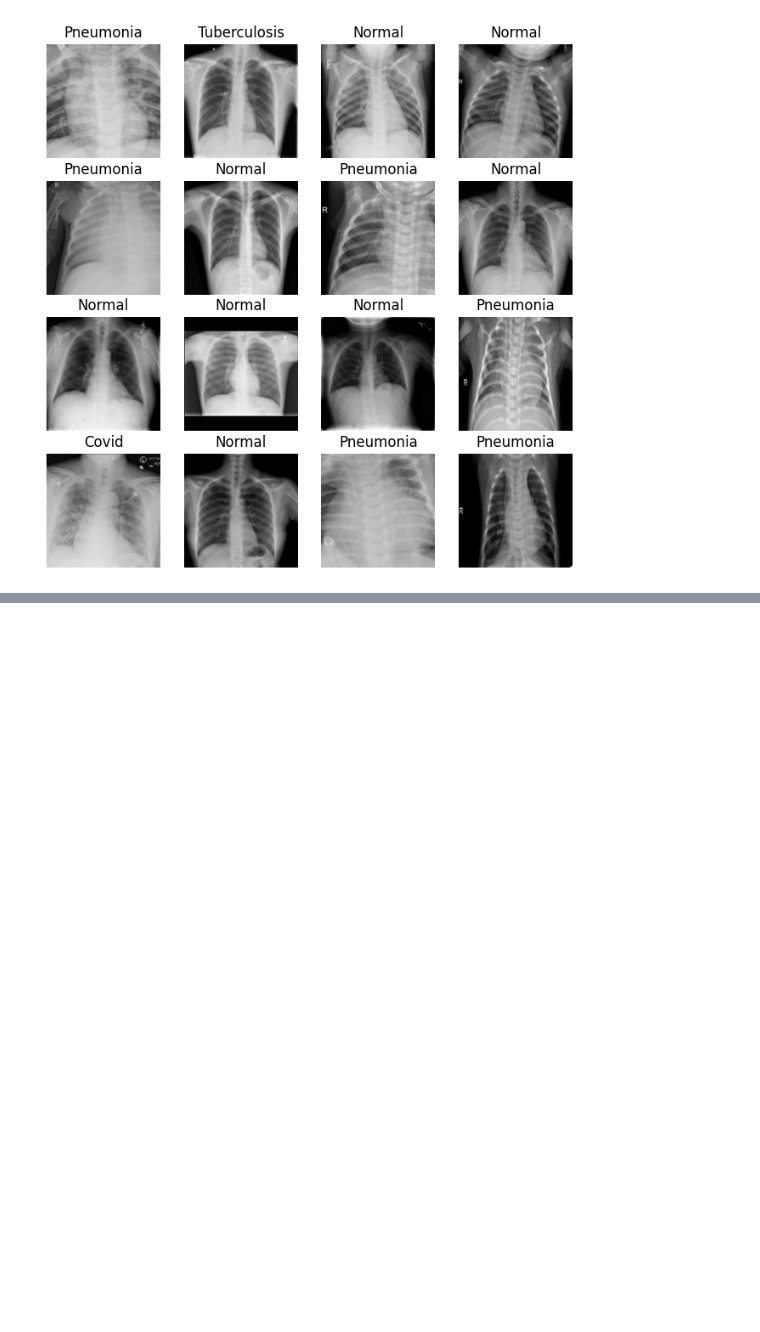
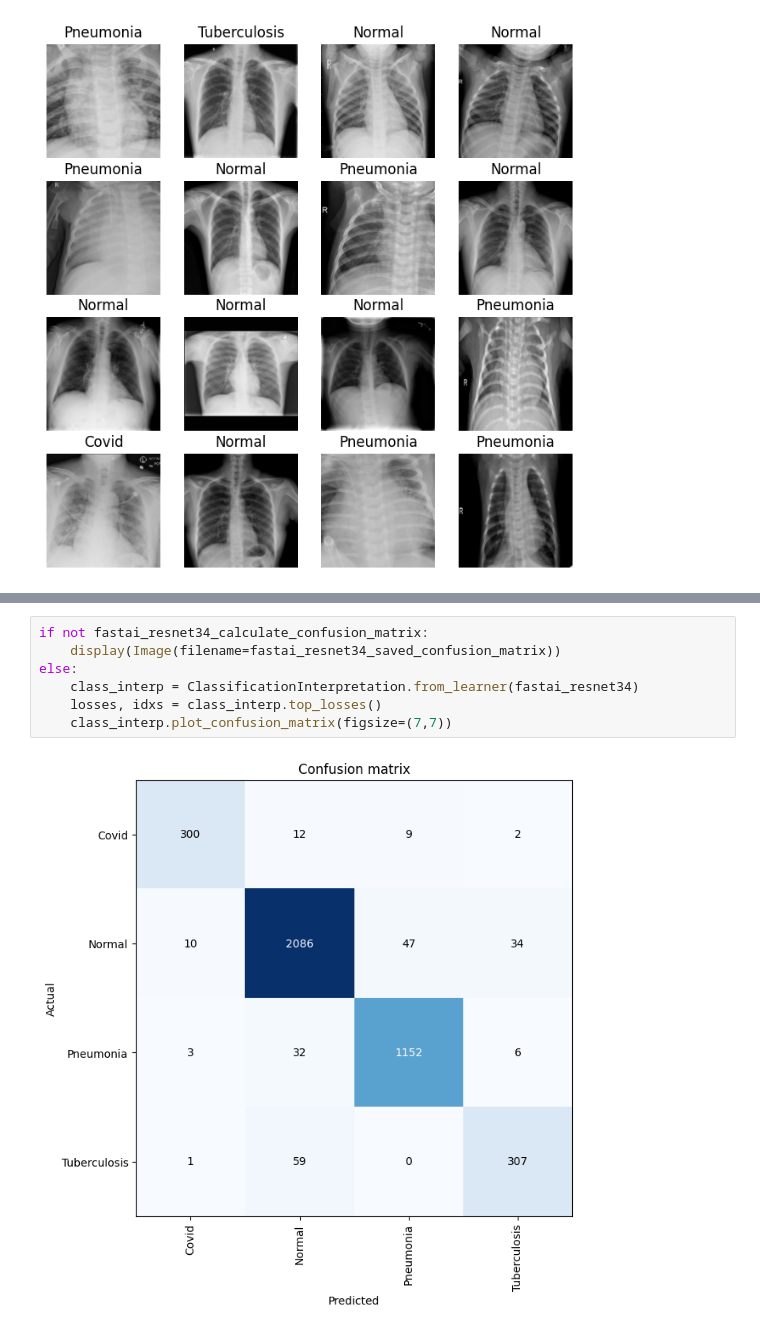
Before and after one commit to drorchen/data-science-project, a Jupyter notebook: Project Notebook.ipynb, the cells around one changed output, grey strips where cells are left out. Saved outputs shown, nothing was run; the diff lists cells and outputs as text; blank space fills up the shorter version.

```diff
--- a/Project Notebook.ipynb
+++ b/Project Notebook.ipynb
@@ -888,0 +990,9 @@ fastai_resnet34.recorder.plot_losses()
+# %%
+if not fastai_resnet34_calculate_confusion_matrix:
+    display(Image(filename=fastai_resnet34_saved_confusion_matrix))
+else:
+    class_interp = ClassificationInterpretation.from_learner(fastai_resnet34)
+    losses, idxs = class_interp.top_losses()
+    class_interp.plot_confusion_matrix(figsize=(7,7))
+# %% [output]
+[figure, added]
```
Also changed, not shown: parts of 63 cells of this notebook, 5 other files.
